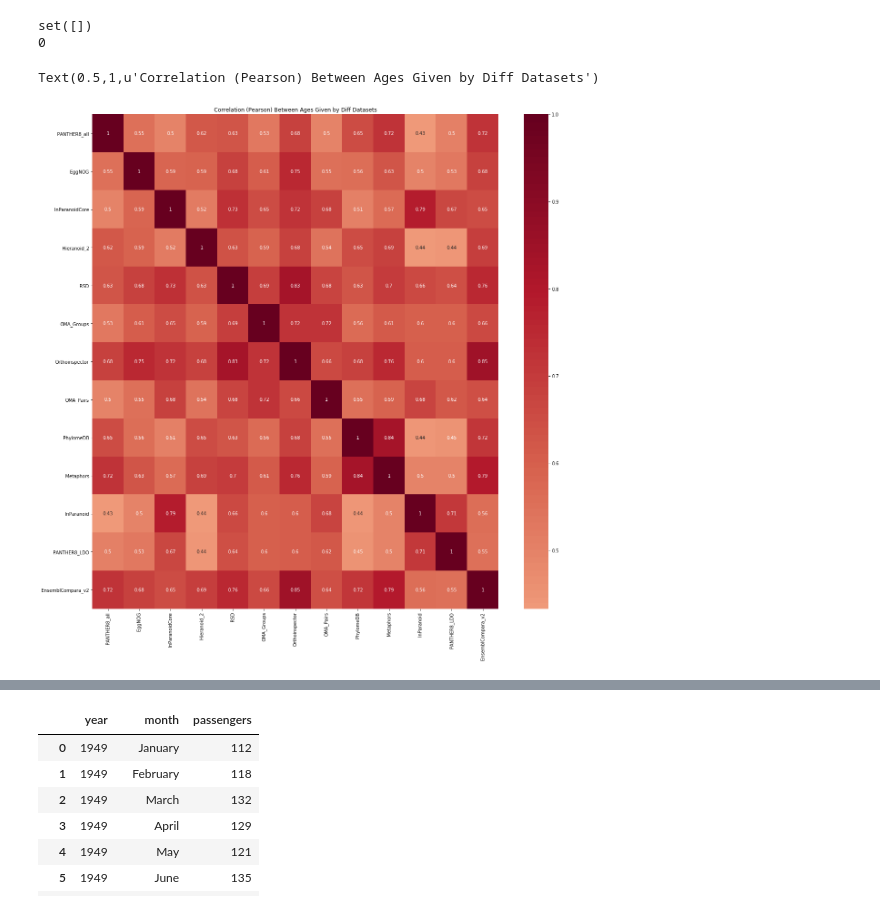
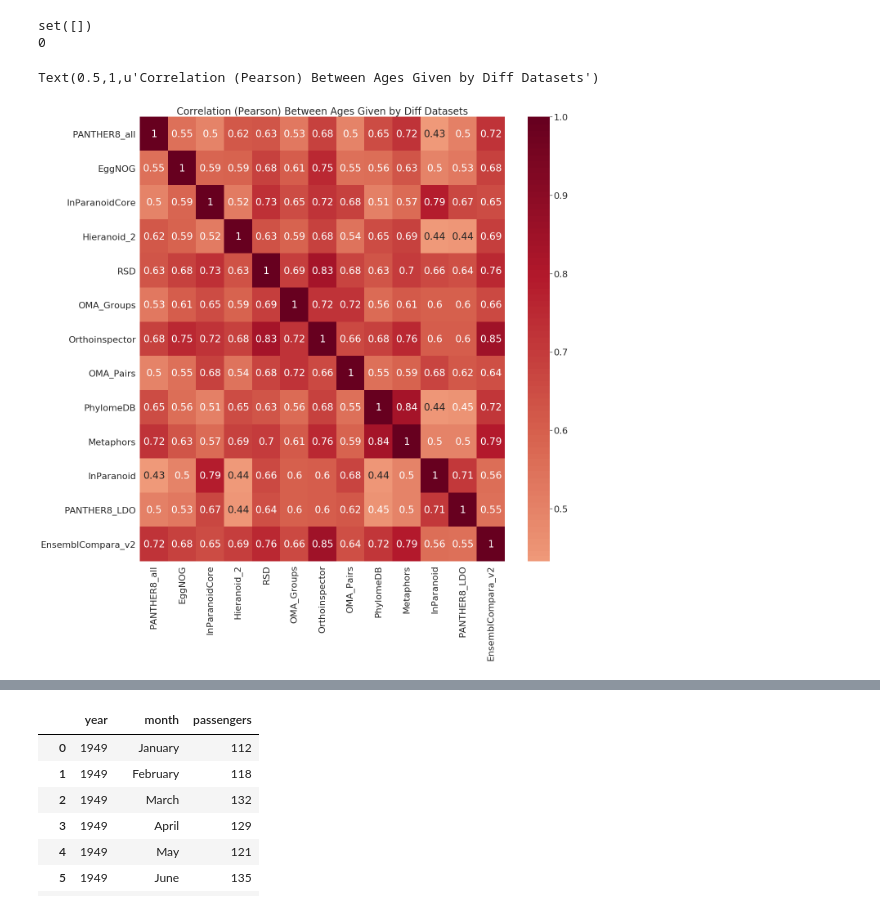
Before and after one commit to angwhen/geneage, a Jupyter notebook: compare_age_similarity_between_datasets.ipynb, the cells around one changed output, grey strips where cells are left out. Drawn from its saved outputs; the diff is of its cells as text; code cells hidden in the pictures.

```diff
--- a/compare_age_similarity_between_datasets.ipynb
+++ b/compare_age_similarity_between_datasets.ipynb
@@ -55,13 +56,15 @@ for i in xrange(0,len(dataset_list)):
         num_genes_in_common_matrix[i][j] = len(common_genes)/float(total_unique_genes)
         num_genes_in_common_matrix[j][i] = len(common_genes)/float(total_unique_genes)
 # %%
+sns.set(font_scale=2)
+plt.rcParams['figure.figsize'] = [20, 20]
 ax = sns.heatmap(corr_matrix, center=0,annot=True,cmap="RdBu_r")
 ax.set_yticklabels(dataset_list, rotation='horizontal')
 ax.set_xticklabels(dataset_list, rotation='vertical')
 ax.set_title("Correlation (Pearson) Between Ages Given by Diff Datasets")
 # %% [output]
 Text(0.5,1,u'Correlation (Pearson) Between Ages Given by Diff Datasets')
-[figure, old version]
+[figure, new version]
 # %%
 ax = sns.heatmap(num_genes_in_common_matrix,center=0.5,annot=True,cmap="RdBu_r")
 ax.set_yticklabels(dataset_list, rotation='horizontal')
```
Also changed, not shown: parts of 2 cells of this notebook, 2 other files.
